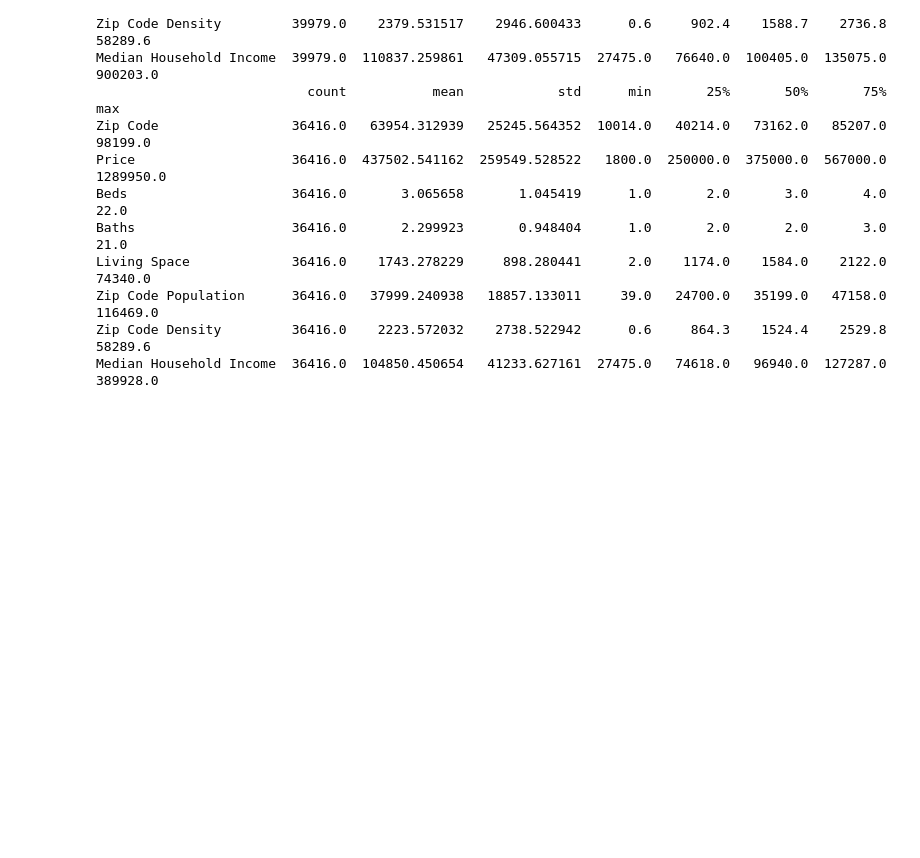
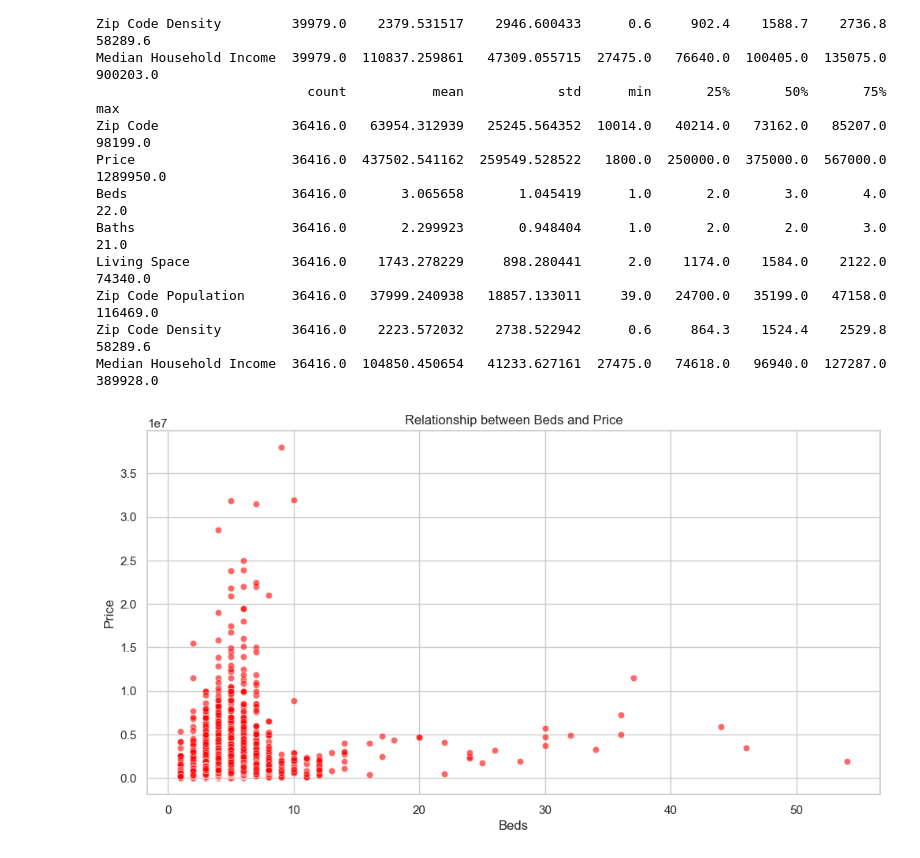
Before and after one commit to etimexo/American_housing, a Jupyter notebook: project.ipynb, the cells around one changed output. Drawn from its saved outputs; the diff is of its cells as text; code cells hidden in the pictures; blank space fills up the shorter version.

```diff
--- a/project.ipynb
+++ b/project.ipynb
@@ -95,3 +97,12 @@ Living Space             36416.0    1743.278229     898.280441      2.0    1174.
 Zip Code Population      36416.0   37999.240938   18857.133011     39.0   24700.0   35199.0   47158.0   116469.0
 Zip Code Density         36416.0    2223.572032    2738.522942      0.6     864.3    1524.4    2529.8    58289.6
 Median Household Income  36416.0  104850.450654   41233.627161  27475.0   74618.0   96940.0  127287.0   389928.0
+# %%
+plt.figure(figsize=(12, 6))
+sns.scatterplot(x='Beds', y='Price', data=df, color='red', alpha=0.6,)
+plt.title('Relationship between Beds and Price')
+plt.xlabel('Beds')
+plt.ylabel('Price')
+plt.show()
+# %% [output]
+[figure, added]
```
Also changed, not shown: parts of 11 cells of this notebook.
